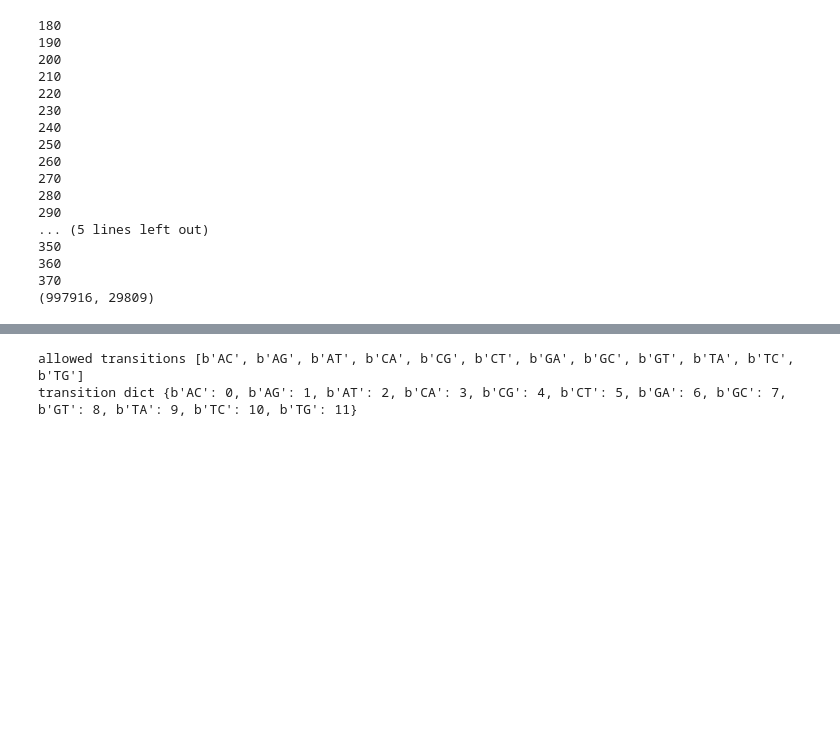
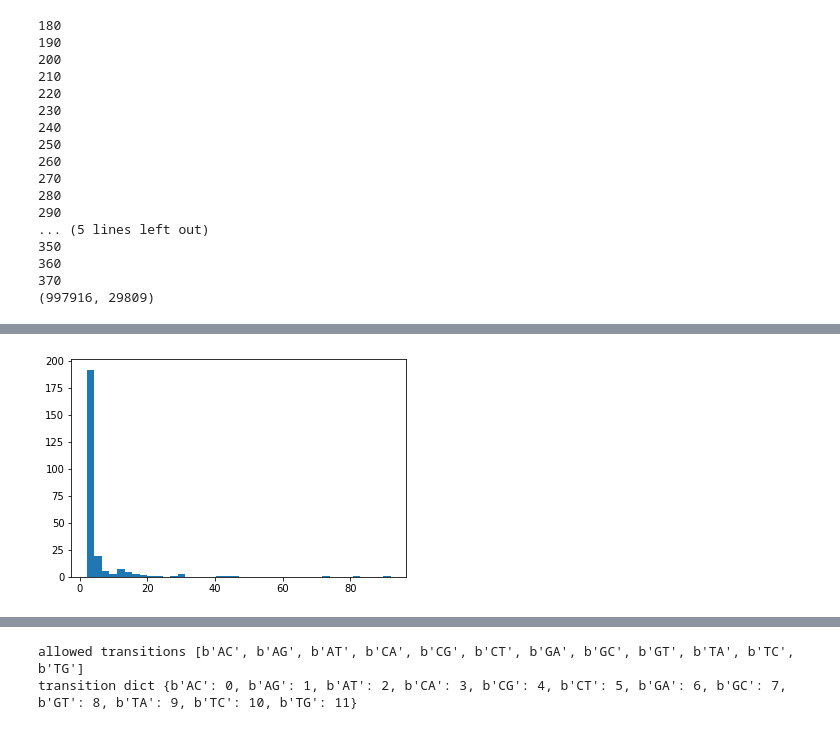
Before and after one commit to DessimozLab/CoronaCoev, a Jupyter notebook: validation_data/ValidateCovdBig_ML.ipynb, the cells around one changed output, grey strips where cells are left out. Drawn from its saved outputs; the diff is of its cells as text; code cells hidden in the pictures; blank space fills up the shorter version.

```diff
--- a/validation_data/ValidateCovdBig_ML.ipynb
+++ b/validation_data/ValidateCovdBig_ML.ipynb
@@ -473,3 +480,12 @@ else:
+# %%
+colsum = AAmat.sum(axis = 0)
+colsum = colsum[colsum>1]
+colsum = colsum[colsum<100]
+
+plt.hist(colsum.flat , bins = 40)
+plt.show()
+# %% [output]
+[figure, added]
 # %%
 #get a hist of nt and aa mutations per colunn
 
```
Also changed, not shown: parts of 26 cells of this notebook, 3 other files.
